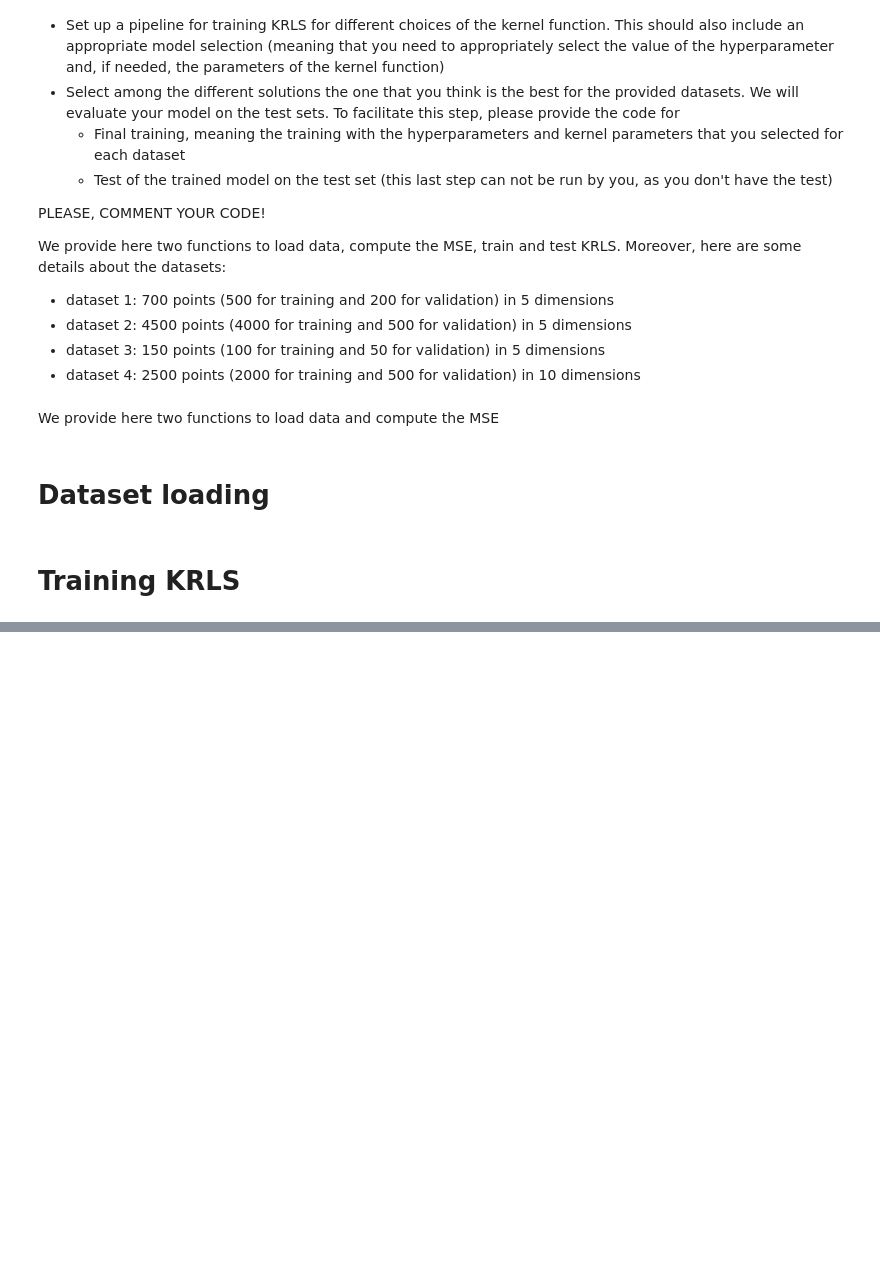
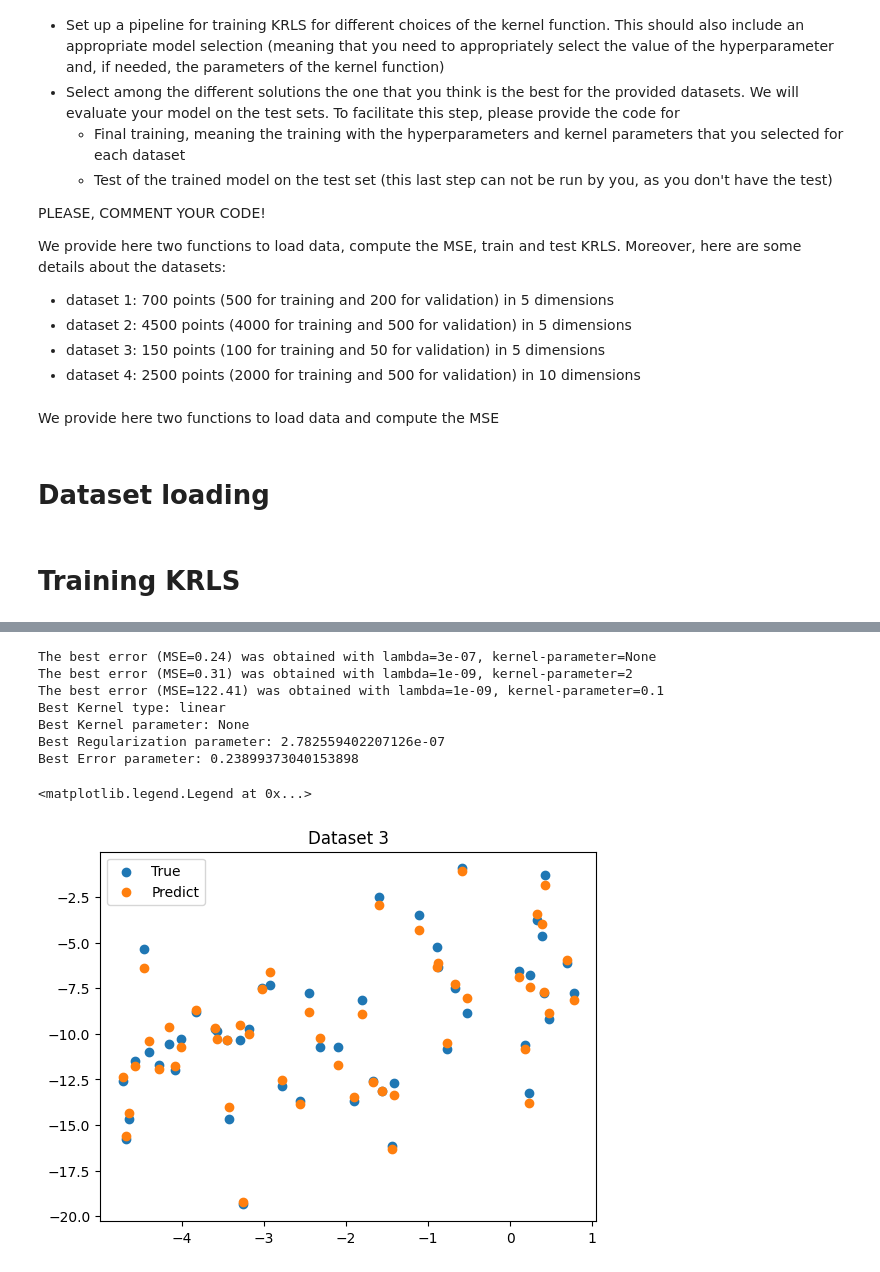
Before and after one commit to ChristianParodi/ML-group9, a Jupyter notebook: MT2/MT2.ipynb, the cells around one changed output, grey strips where cells are left out. Saved outputs shown, nothing was run; the diff lists cells and outputs as text; code cells hidden in the pictures; blank space fills up the shorter version.

```diff
--- a/MT2/MT2.ipynb
+++ b/MT2/MT2.ipynb
@@ -193,9 +235,21 @@ ax.legend(loc="best")
 # %%
 
-w, y_pred=model_selection(Xtr_3, ytr_3, Xte_3, yte_3)
+w, best_k_par, best_k_type = model_selection(Xtr_3, ytr_3)
+y_pred = krls_predict(Xte_3, Xtr_3, w, best_k_type, best_k_par)
+
 fig, ax = plt.subplots()
 plt.title("Dataset 3")
-ax.scatter(Xte_3[:,0], yte_3, label="True" )
-ax.scatter(Xte_3[:50,0], y_pred, label="Predict" )
+ax.scatter(Xte_3[:, 0], yte_3, label="True")
+ax.scatter(Xte_3[:50, 0], y_pred, label="Predict")
 ax.legend(loc="best")
+# %% [output]
+The best error (MSE=0.24) was obtained with lambda=3e-07, kernel-parameter=None
+The best error (MSE=0.31) was obtained with lambda=1e-09, kernel-parameter=2
+The best error (MSE=122.41) was obtained with lambda=1e-09, kernel-parameter=0.1
+Best Kernel type: linear
+Best Kernel parameter: None
+Best Regularization parameter: 2.782559402207126e-07
+Best Error parameter: 0.23899373040153898
+<matplotlib.legend.Legend at 0x...>
+[figure, added]
 # %%
```
Also changed, not shown: parts of 7 cells of this notebook.
